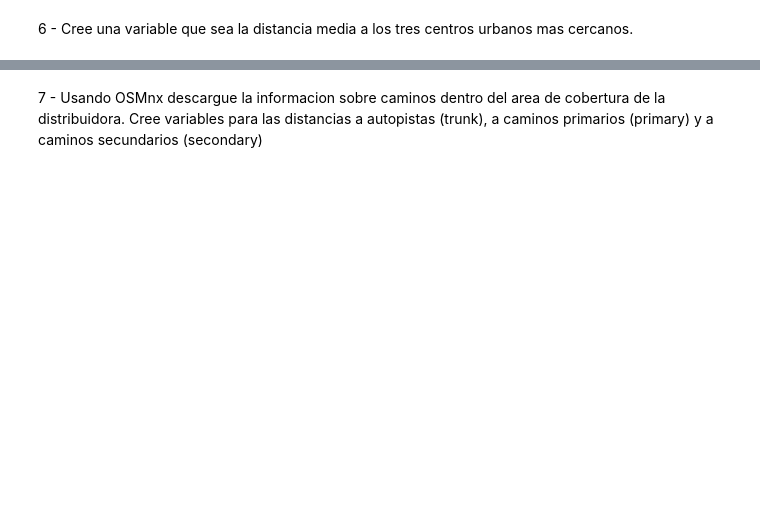
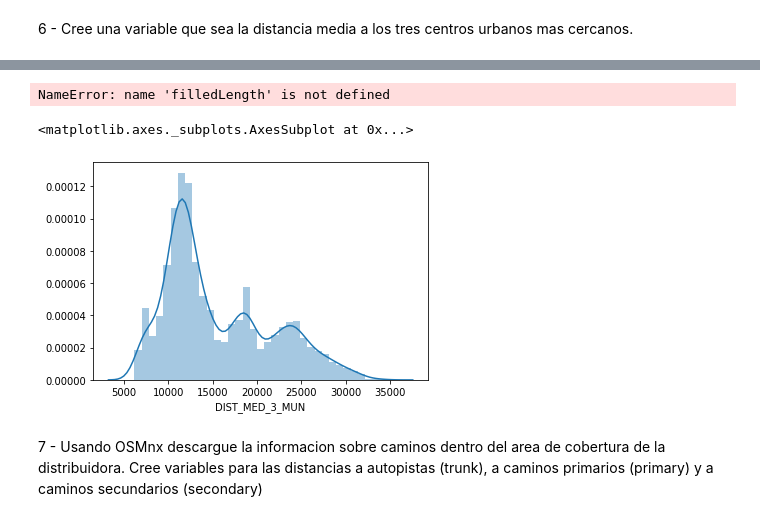
Before and after one commit to georeference-ML-mentoria/AnalisisYCuracion-, a Jupyter notebook: Javier.ipynb, the cells around one changed output, grey strips where cells are left out. Saved outputs shown, nothing was run; the diff lists cells and outputs as text; code cells hidden in the pictures; blank space fills up the shorter version.

```diff
--- a/Javier.ipynb
+++ b/Javier.ipynb
@@ -327,4 +337,6 @@ dataframe
 
 5 - Calcule la distancia euclideana de cada untrd al correspondiente untrs y adicione al dataset.
 # %%
-dataframe['DIST'] = dataframe.geometry.distance(dataframe.TR_S_geometry[0])
+dataframe['DIST_TR'] = dataframe.distance(dataframe.TR_S_geometry[0])
+
+dataframe.DIST_TR
@@ -331,2 +356,14 @@ dataframe['DIST'] = dataframe.geometry.distance(dataframe.TR_S_geometry[0])
 # %% [markdown]
 6 - Cree una variable que sea la distancia media a los tres centros urbanos mas cercanos.
+# %%
+bra_mun_dataframe = pd.read_excel('data/DTB_2018/RELATORIO_DTB_BRASIL_MUNICIPIO.xls',
+                                  index_col=6)
+bra_mun_dataframe.columns = ['uf', 'nome_uf', 'mesorregiao_geografica',
+                             'nome_mesorregiao', 'microrregiao_geografica',
+                             'nome_microrregiao', 'codigo_completo', 'nome']
+bra_mun_dataframe['codigo_completo'] = bra_mun_dataframe['codigo_completo'].apply(str)
+dataframe['MUN_NOME'] = dataframe[['MUN']].merge(bra_mun_dataframe,
+                                                 left_on='MUN',
+                                                 right_on='codigo_completo')['nome']
+
+dataframe
@@ -332,0 +384,15 @@ dataframe['DIST'] = dataframe.geometry.distance(dataframe.TR_S_geometry[0])
+# %%
+"""
+# Generate geo dataframe with urban areas from Sergipe and save to file.
+sergipe_mun_names = [
+    '{}, Sergipe, Brazil'.format(name)
+    for name in bra_mun_dataframe[bra_mun_dataframe.nome_uf == 'Sergipe'].nome
+]
+sergipe_mun_dataframe = ox.geocode_to_gdf(sergipe_mun_names)
+sergipe_mun_dataframe = bra_mun_dataframe.to_crs(epsg=epsg)
+sergipe_mun_dataframe.to_file('data/sergipe_municipios.geojson',
+                              driver='GeoJSON')
+"""
+sergipe_mun_dataframe = gpd.read_file('data/sergipe_municipios.geojson',
+                                      driver='GeoJSON')
+sergipe_mun_dataframe
@@ -333,2 +415,20 @@ dataframe['DIST'] = dataframe.geometry.distance(dataframe.TR_S_geometry[0])
+# %%
+def get_mean_dist_to_closest_places(dataframe, places_dataframe, n_closest_places=3):
+    dataframe_len = len(dataframe)
+    for i, obj in enumerate(dataframe.iloc):
+        distances_to_places = places_dataframe.geometry.distance(obj.geometry)
+        yield distances_to_places.nsmallest(n_closest_places).mean()
+        print_progress_bar(i, dataframe_len)
+
+dataframe['DIST_MED_3_MUN'] = pd.Series(get_mean_dist_to_closest_places(dataframe, sergipe_mun_dataframe))
+
+dataframe
+# %% [output]
+NameError: name 'filledLength' is not defined
+# %%
+sns.distplot(dataframe.DIST_MED_3_MUN)
+# %% [output]
+<matplotlib.axes._subplots.AxesSubplot at 0x...>
+[figure, added]
 # %% [markdown]
 7 - Usando OSMnx descargue la informacion sobre caminos dentro del area de cobertura de la distribuidora. Cree variables para las distancias a autopistas (trunk), a caminos primarios (primary) y a caminos secundarios (secondary)
```
Also changed, not shown: parts of 15 cells of this notebook, 1 other file.
